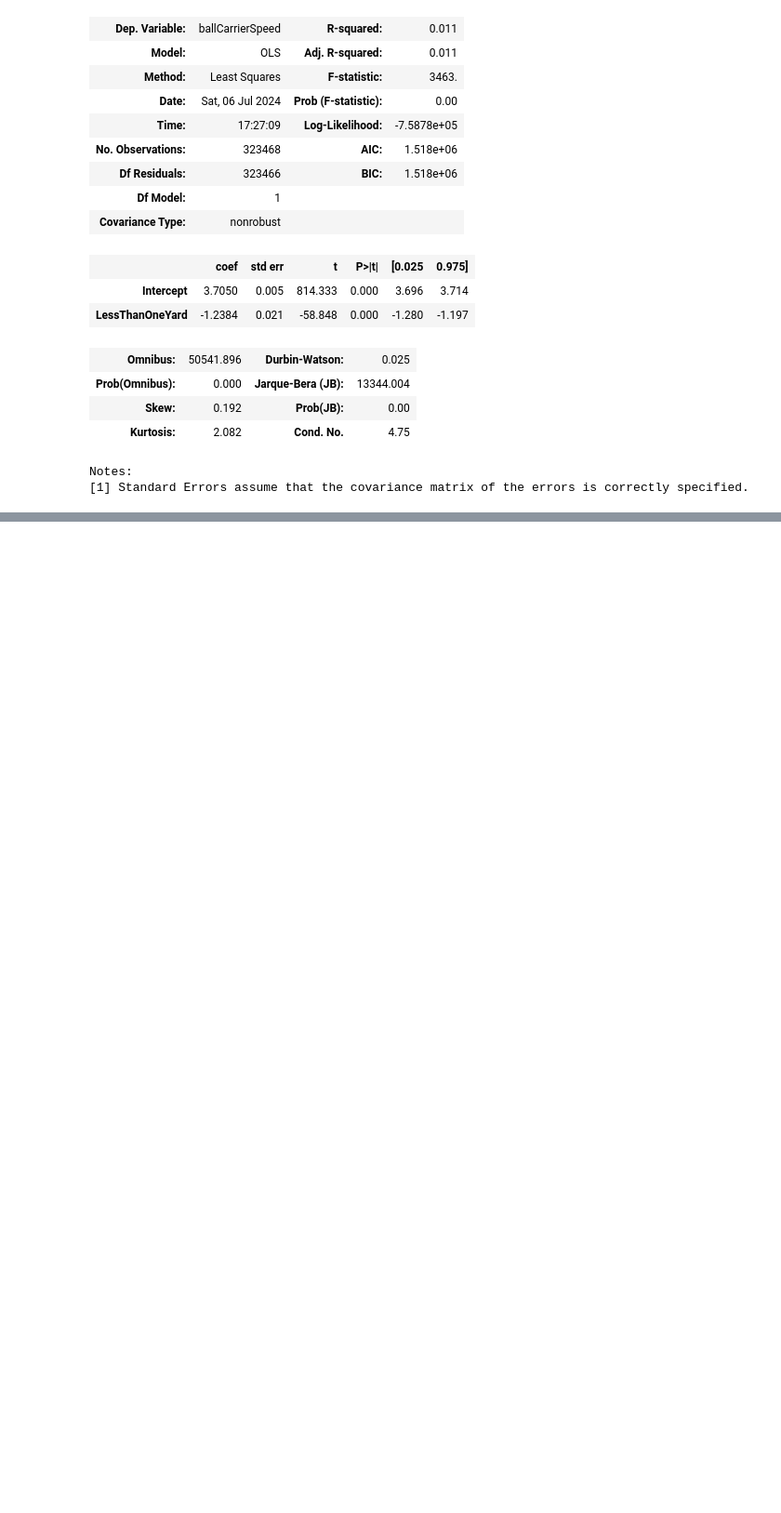
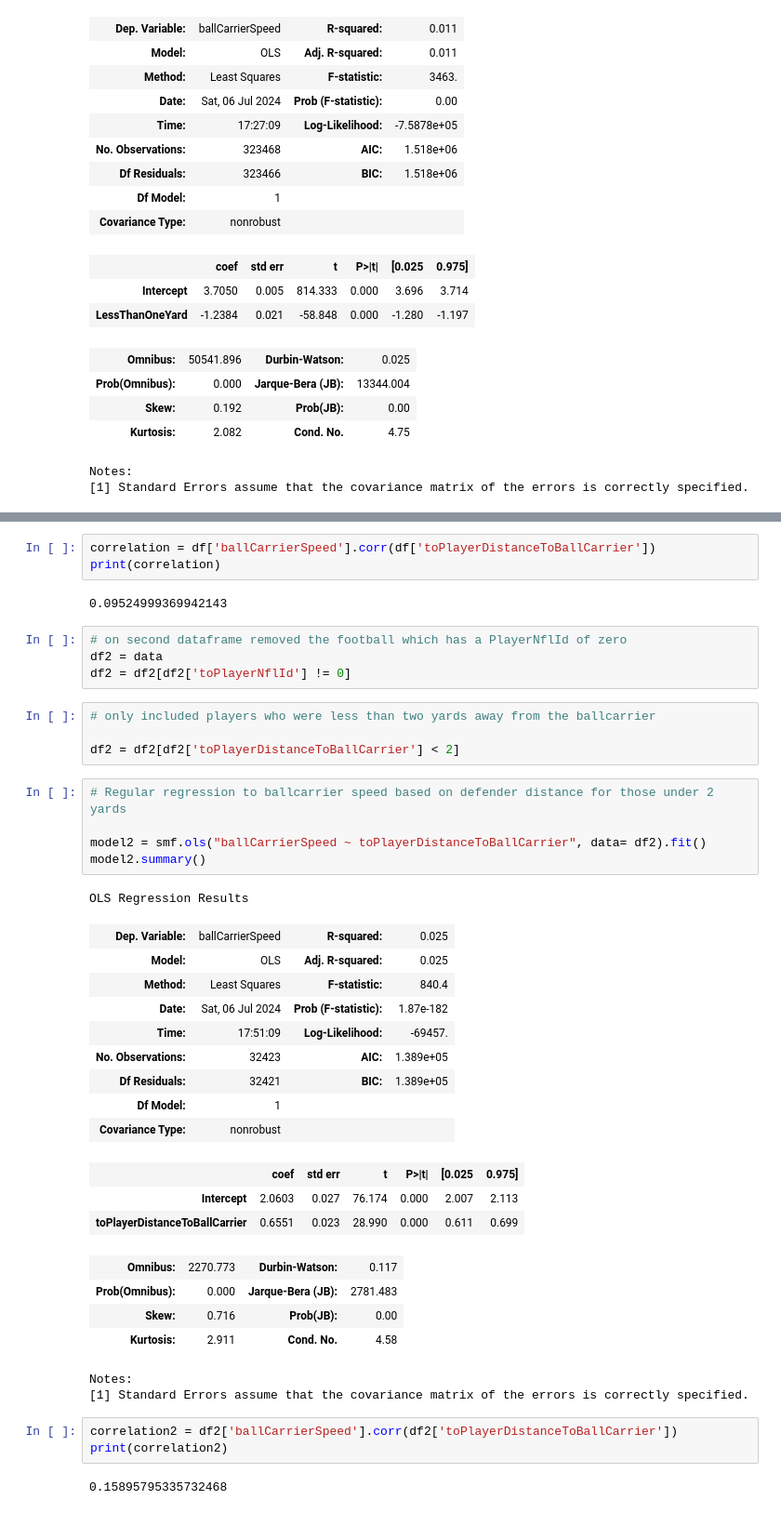
Before and after one commit to danoff/lending-a-hand-in-bringing-ballcarriers-down, a Jupyter notebook: Run_regressions.ipynb, the cells around one changed output, grey strips where cells are left out. Shown at 93% size. Cells and saved outputs as stored; diff of their text form; blank space fills up the shorter version.

Commit message:
Finished doing the 4 regressions and correlations

```diff
--- a/Run_regressions.ipynb
+++ b/Run_regressions.ipynb
@@ -169,3 +162,46 @@ OLS Regression Results
 | Kurtosis: | 3.349 | Cond. No. | 6.04 |
 Notes:
 [1] Standard Errors assume that the covariance matrix of the errors is correctly specified.
+# %%
+correlation = df['ballCarrierSpeed'].corr(df['toPlayerDistanceToBallCarrier'])
+print(correlation)
+# %% [output]
+0.09524999369942143
+# %%
+# on second dataframe removed the football which has a PlayerNflId of zero
+df2 = data
+df2 = df2[df2['toPlayerNflId'] != 0]
+# %%
+# only included players who were less than two yards away from the ballcarrier
+
+df2 = df2[df2['toPlayerDistanceToBallCarrier'] < 2]
+# %%
+# Regular regression to ballcarrier speed based on defender distance for those under 2 yards
+
+model2 = smf.ols("ballCarrierSpeed ~ toPlayerDistanceToBallCarrier", data= df2).fit()
+model2.summary()
+# %% [output]
+OLS Regression Results
+| Dep. Variable: | ballCarrierSpeed | R-squared: | 0.025 |
+| Model: | OLS | Adj. R-squared: | 0.025 |
+| Method: | Least Squares | F-statistic: | 840.4 |
+| Date: | Sat, 06 Jul 2024 | Prob (F-statistic): | 1.87e-182 |
+| Time: | 17:51:09 | Log-Likelihood: | -69457. |
+| No. Observations: | 32423 | AIC: | 1.389e+05 |
+| Df Residuals: | 32421 | BIC: | 1.389e+05 |
+| Df Model: | 1 |  |  |
+| Covariance Type: | nonrobust |  |  |
+|  | coef | std err | t | P>|t| | [0.025 | 0.975] |
+| Intercept | 2.0603 | 0.027 | 76.174 | 0.000 | 2.007 | 2.113 |
+| toPlayerDistanceToBallCarrier | 0.6551 | 0.023 | 28.990 | 0.000 | 0.611 | 0.699 |
+| Omnibus: | 2270.773 | Durbin-Watson: | 0.117 |
+| Prob(Omnibus): | 0.000 | Jarque-Bera (JB): | 2781.483 |
+| Skew: | 0.716 | Prob(JB): | 0.00 |
+| Kurtosis: | 2.911 | Cond. No. | 4.58 |
+Notes:
+[1] Standard Errors assume that the covariance matrix of the errors is correctly specified.
+# %%
+correlation2 = df2['ballCarrierSpeed'].corr(df2['toPlayerDistanceToBallCarrier'])
+print(correlation2)
+# %% [output]
+0.15895795335732468
```
Also changed, not shown: parts of 18 cells of this notebook.
